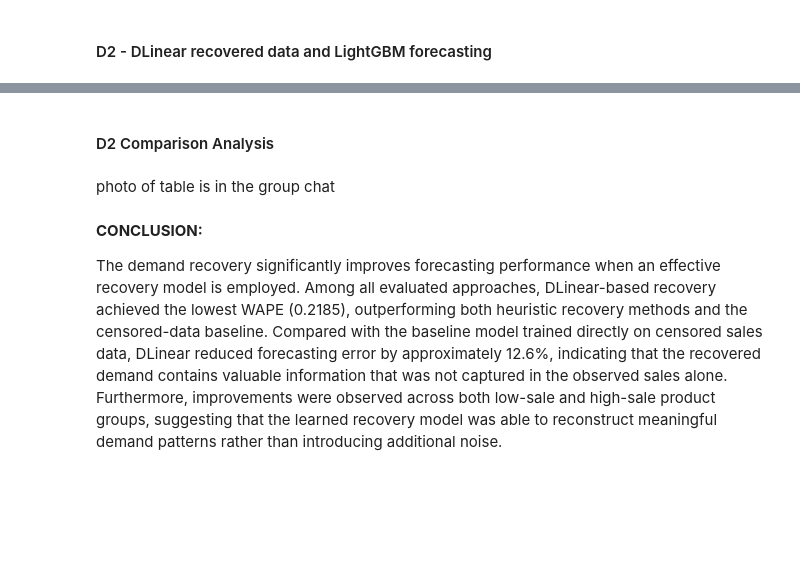
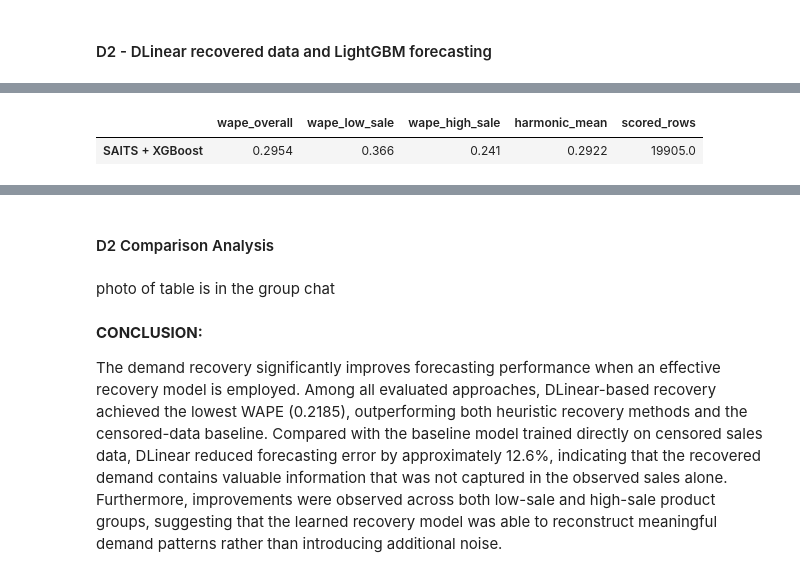
Before and after one commit to panhpham2000/Fresh-Retail, a Jupyter notebook: freshretail_starter (1).ipynb, the cells around one changed output, grey strips where cells are left out. Cells and saved outputs as stored; diff of their text form; code cells hidden in the pictures; blank space fills up the shorter version.

```diff
--- a/freshretail_starter (1).ipynb
+++ b/freshretail_starter (1).ipynb
@@ -2221,0 +2687,79 @@ print(dlinear_pypots_lgbm_results)
+# %%
+from xgboost import XGBRegressor
+
+# Reuse features and target defined for SAITS LightGBM
+features_saits_xgb = [
+    "rec_sales_lag1_SAITS",
+    "rec_sales_lag7_SAITS",
+    "rec_sales_roll7_SAITS",
+    "rec_sales_roll28_SAITS",
+    "avg_temperature",
+    "management_group_id",
+    "city_id",
+    "product_id",
+    "holiday_flag",
+    "discount",
+    "is_censored"
+]
+target_saits_xgb = "recovered_daily_sales_saits_pypots"
+
+# Create copies to avoid modifying the original dataframes used by LightGBM SAITS
+train_xgb_saits = train_r_saits_pypots.copy()
+val_xgb_saits = val_r_saits_pypots.copy()
+
+# Fill NaN values in the target column of the validation set with 0 before dropping rows
+val_xgb_saits[target_saits_xgb] = val_xgb_saits[target_saits_xgb].fillna(0)
+
+# Fill NaN values in feature columns for both train and validation sets with 0
+for feature in features_saits_xgb:
+    if feature in train_xgb_saits.columns:
+        train_xgb_saits[feature] = train_xgb_saits[feature].fillna(0)
+    if feature in val_xgb_saits.columns:
+        val_xgb_saits[feature] = val_xgb_saits[feature].fillna(0)
+
+# Drop rows with any remaining NaNs in features or target
+train_xgb_saits = train_xgb_saits.dropna(subset=features_saits_xgb + [target_saits_xgb]).copy()
+val_xgb_saits = val_xgb_saits.dropna(subset=features_saits_xgb + [target_saits_xgb]).copy()
+
+# Initialize and train the XGBoost Regressor
+# Using random_state for reproducibility and n_jobs for parallel processing
+model_xgb_saits = XGBRegressor(random_state=RANDOM_SEED, n_jobs=-1)
+
+print("\nTraining XGBoost model on SAITS recovered data...")
+model_xgb_saits.fit(
+    train_xgb_saits[features_saits_xgb],
+    train_xgb_saits[target_saits_xgb]
+)
+print("XGBoost model training complete.")
+
+# Make predictions on the validation set
+val_xgb_saits["prediction"] = model_xgb_saits.predict(
+    val_xgb_saits[features_saits_xgb]
+).clip(min=0) # Clip predictions to be non-negative
+
+# Evaluate the XGBoost model
+val_eval_xgb_saits = val_xgb_saits.copy()
+# Important: evaluate_forecast uses "sale_amount" as actual target.
+# So replace sale_amount with recovered target for D2 evaluation.
+val_eval_xgb_saits["sale_amount"] = val_eval_xgb_saits[target_saits_xgb]
+
+xgb_saits_pypots_results = evaluate_forecast(
+    val_eval_xgb_saits,
+    pred_col="prediction"
+)
+
+print("\n=== XGBoost with SAITS Recovered Data Results ===")
+print(xgb_saits_pypots_results)
+
+# Update the comparison_D2 DataFrame
+if 'comparison_D2' in globals():
+    comparison_D2.loc['SAITS + XGBoost'] = xgb_saits_pypots_results
+else:
+    # If comparison_D2 was not yet defined, create it with the current results
+    comparison_D2 = pd.DataFrame({
+        'SAITS + XGBoost': xgb_saits_pypots_results
+    }).T
+
+print("\n=== D2 Recovery Comparison (Updated) ===")
+display(comparison_D2)
+# %% [output]
@@ -2221,0 +2773,2 @@ print(dlinear_pypots_lgbm_results)
+|  | wape_overall | wape_low_sale | wape_high_sale | harmonic_mean | scored_rows |
+| SAITS + XGBoost | 0.2954 | 0.366 | 0.241 | 0.2922 | 19905.0 |
```
Also changed, not shown: parts of 26 cells of this notebook.
